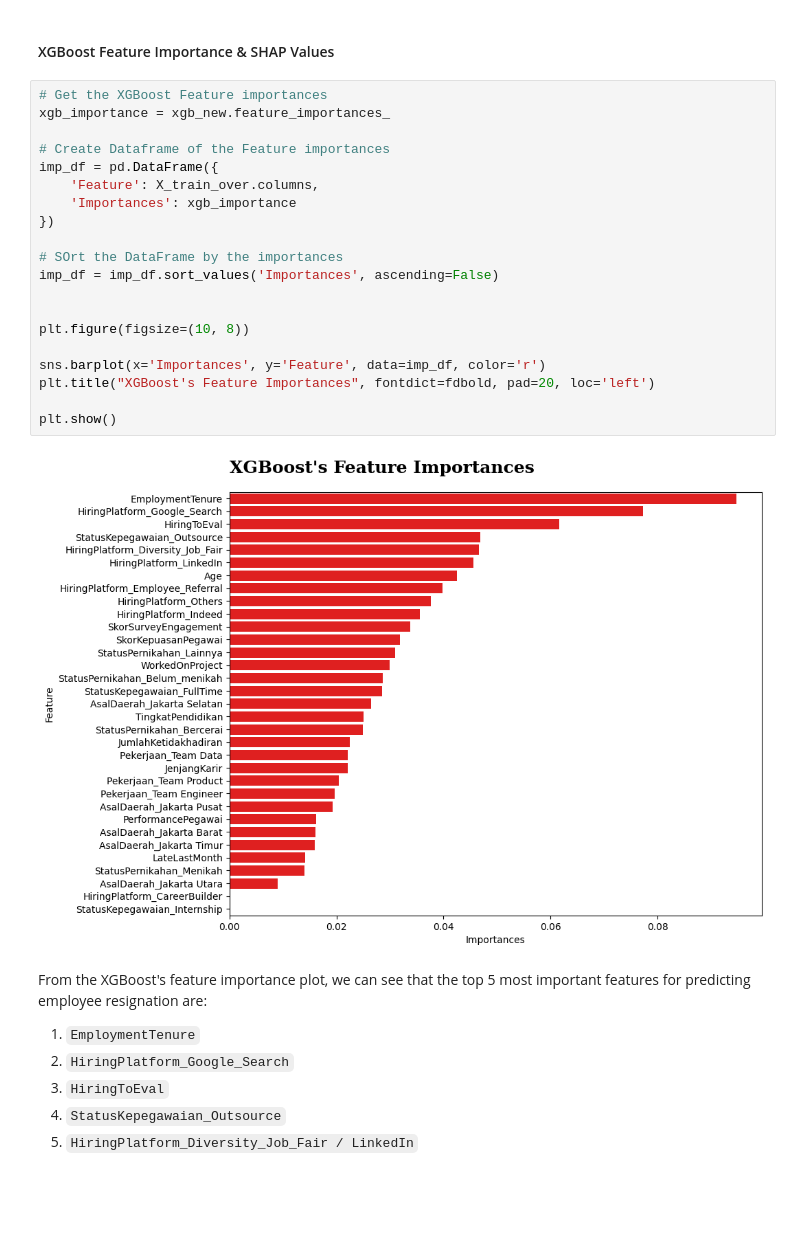
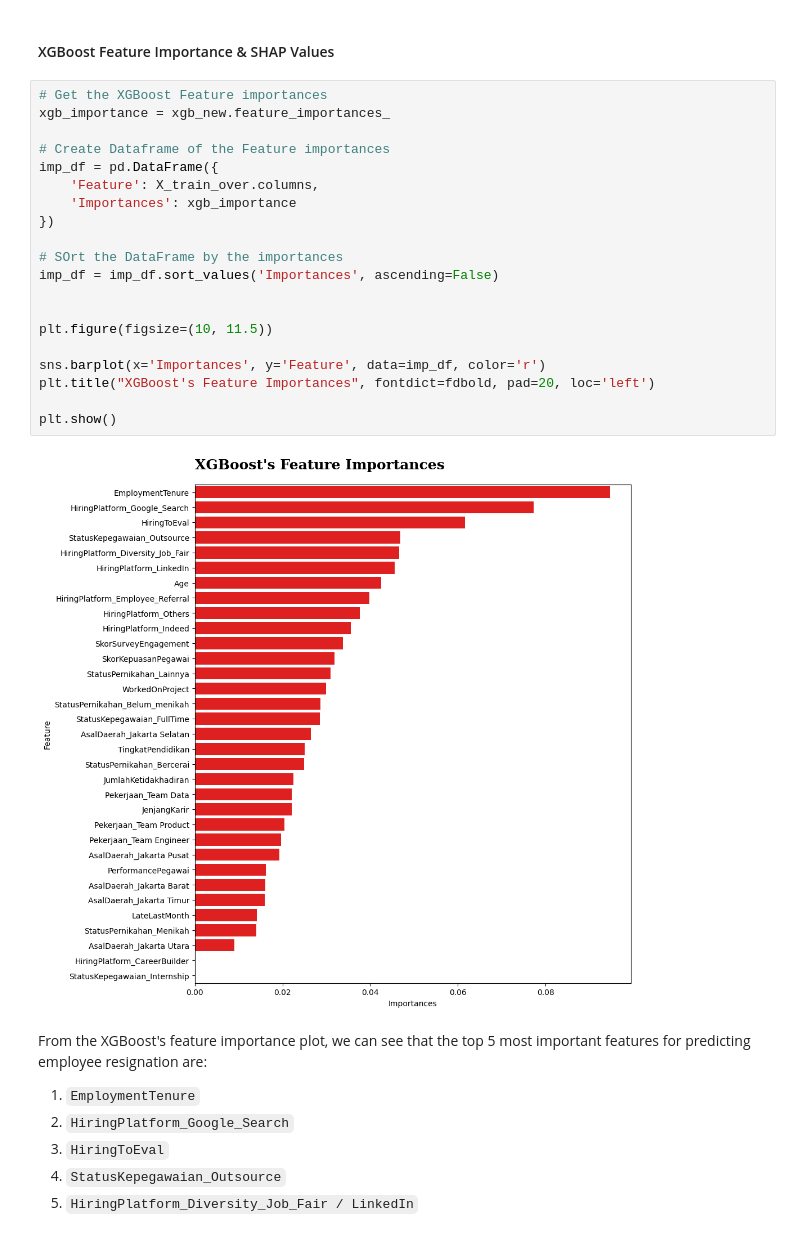
Before and after one commit to azaryasph/Improving-Employee-Retention-By-Predicting-Employee-Attrition-Using-Machine-Learning, a Jupyter notebook: notebook/predict_employee_attrition.ipynb, the cells around one changed output. Drawn from its saved outputs; the diff is of its cells as text; blank space fills up the shorter version.

```diff
--- a/notebook/predict_employee_attrition.ipynb
+++ b/notebook/predict_employee_attrition.ipynb
@@ -1792,25 +1795,25 @@ With XGBoost model implementation, the company can save up to 250,000 USD per ye
 # %%
 # Get the XGBoost Feature importances
 xgb_importance = xgb_new.feature_importances_
 
 # Create Dataframe of the Feature importances
 imp_df = pd.DataFrame({
     'Feature': X_train_over.columns,
     'Importances': xgb_importance
 })
 
 # SOrt the DataFrame by the importances
 imp_df = imp_df.sort_values('Importances', ascending=False)
 
 
-plt.figure(figsize=(10, 8))
+plt.figure(figsize=(10, 11.5))
 
 sns.barplot(x='Importances', y='Feature', data=imp_df, color='r')
 plt.title("XGBoost's Feature Importances", fontdict=fdbold, pad=20, loc='left')
 
 plt.show()
 # %% [output]
-[figure, old version]
+[figure, new version]
 # %% [markdown]
 From the XGBoost's feature importance plot, we can see that the top 5 most important features for predicting employee resignation are:
 1. `EmploymentTenure`
```
Also changed, not shown: parts of 8 cells of this notebook, 1 other file.
